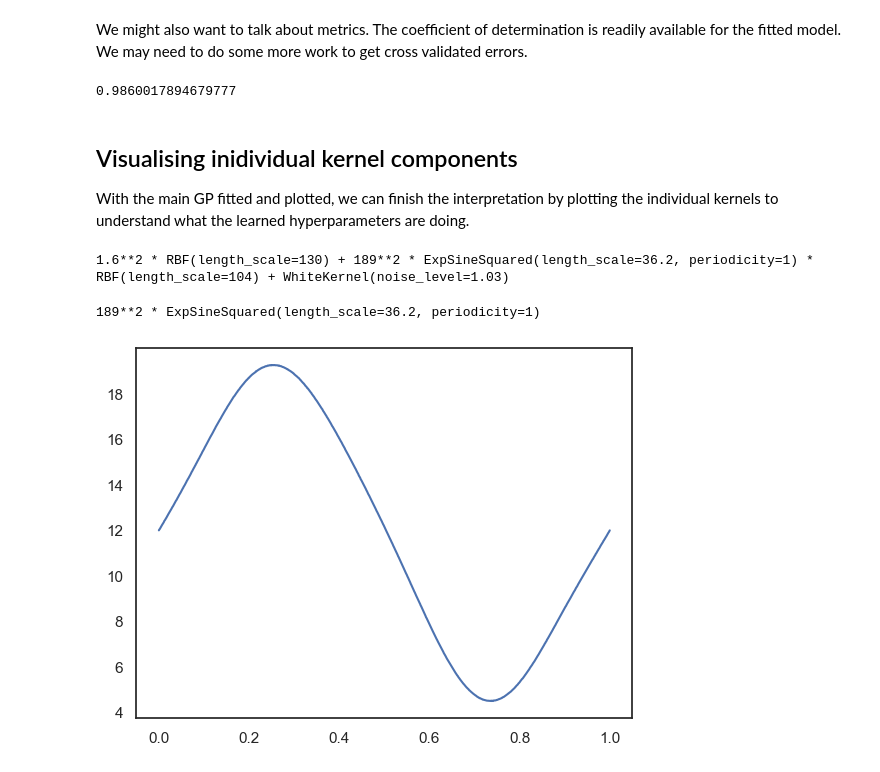
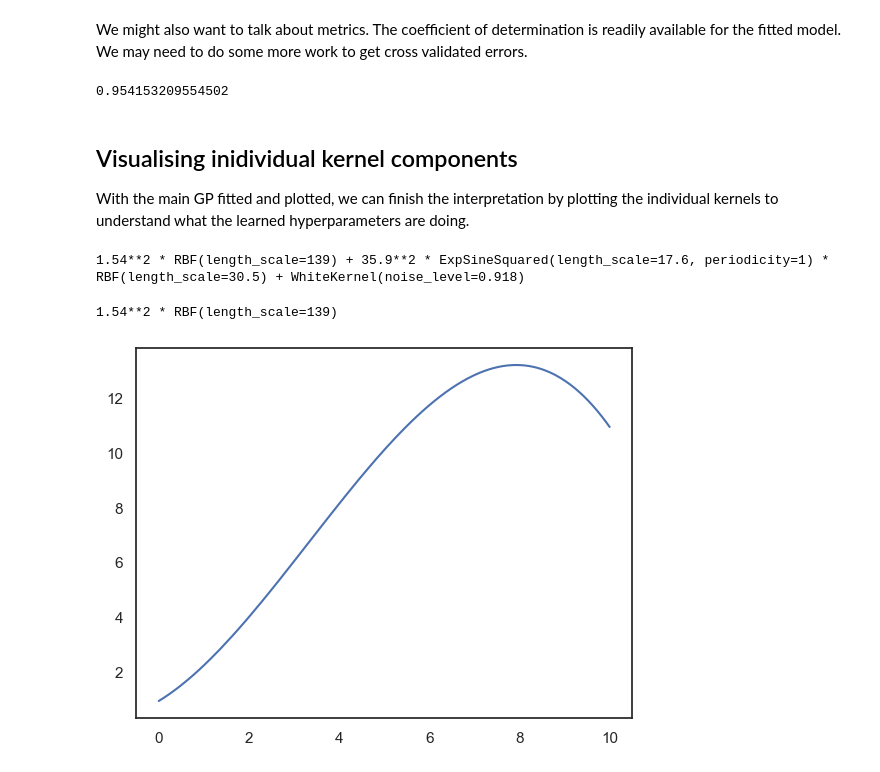
Before and after one commit to EthanGTJones/STAT3008-Group-Project, a Jupyter notebook: artificial_data.ipynb, the cells around one changed output. Saved outputs shown, nothing was run; the diff lists cells and outputs as text; code cells hidden in the pictures.

```diff
--- a/artificial_data.ipynb
+++ b/artificial_data.ipynb
@@ -26,7 +26,7 @@ We want to generate some artificial data that mimics the general behaviour we'd
 # %%
 def generate_dummy_data(
         start: float, end: float, n: int,
-        slope: float = 3.0, amp: float = 8.0, freq: float = 2 * np.pi, noise_var: float = 1.0,
+        slope: float = 2.0, amp: float = 3.0, freq: float = 2 * np.pi, noise_var: float = 1.0,
         add_noise: bool = True
     ) -> tuple[ndarray, ndarray]:
     """Generate some dummy time-series data. This fake time-series contains just the basic behaviour
@@ -65,8 +65,8 @@ def generate_dummy_data(
     Y = trend + seasonality + noise
     return (X, Y)
 # %%
-START, END = 0, 8
-N_POINTS = 300
+START, END = 0, 7
+N_POINTS = 200
 
 X, y = generate_dummy_data(START, END, N_POINTS)
 y_mean = y.mean()
@@ -99,15 +105,15 @@ $$k(x,x') = k_{RQ} + k_{ESS} + k_{WN}$$
 from sklearn.gaussian_process import GaussianProcessRegressor
 from sklearn.gaussian_process.kernels import RBF, RationalQuadratic, ExpSineSquared, WhiteKernel, ConstantKernel
 
-kernel_lin = ConstantKernel(1.0) * RBF(8)
-kernel_per = ConstantKernel(1.0) * ExpSineSquared(length_scale=1, periodicity=1, periodicity_bounds="fixed") * RBF(8)
+kernel_lin = ConstantKernel(1.0) * RBF(7)
+kernel_per = ConstantKernel(1.0) * ExpSineSquared(length_scale=1, periodicity=1, periodicity_bounds="fixed") * RBF(7)
 kernel_noi = WhiteKernel(0.5, noise_level_bounds=(1e-5, 1e2))
 kernel = kernel_lin + kernel_per + kernel_noi
 # %%
 X = X.reshape(-1, 1)
 y = y.reshape(-1, 1)
 
-n_restarts = 5
+n_restarts = 3
 gp = GaussianProcessRegressor(kernel=kernel, n_restarts_optimizer=n_restarts, random_state=RANDOM_SEED)
 # %%
 gp.fit(X, y)
@@ -188,7 +194,7 @@ We might also want to talk about metrics. The coefficient of determination is re
 # %%
 gp.score(X, y)
 # %% [output]
-0.9860017894679777
+0.954153209554502
 # %% [markdown]
 ## Visualising inidividual kernel components
 
@@ -196,19 +202,19 @@ With the main GP fitted and plotted, we can finish the interpretation by plottin
 # %%
 gp.kernel_
 # %% [output]
-1.6**2 * RBF(length_scale=130) + 189**2 * ExpSineSquared(length_scale=36.2, periodicity=1) * RBF(length_scale=104) + WhiteKernel(noise_level=1.03)
+1.54**2 * RBF(length_scale=139) + 35.9**2 * ExpSineSquared(length_scale=17.6, periodicity=1) * RBF(length_scale=30.5) + WhiteKernel(noise_level=0.918)
 # %%
-print(gp.kernel_.k1.k2.k1)
+print(gp.kernel_.k1.k1)
 
-k1 = gp.kernel_.k1.k2.k1
-gp_trend = GaussianProcessRegressor(kernel=k1, alpha=1e-6, optimizer=None)
+k1 = gp.kernel_.k1.k1
+gp_trend = GaussianProcessRegressor(kernel=k1, alpha=1e-10, optimizer=None)
 gp_trend.fit(X, y)
 
-x_k1 = np.linspace(START, 1, 1000)
+x_k1 = np.linspace(START, 10, 1000)
 y_k1 = gp_trend.predict(x_k1.reshape(-1, 1)) + y_mean
 
 sns.lineplot(x=x_k1, y=y_k1)
 plt.show()
 # %% [output]
-189**2 * ExpSineSquared(length_scale=36.2, periodicity=1)
+1.54**2 * RBF(length_scale=139)
-[figure, old version]
+[figure, new version]
```
Also changed, not shown: parts of 6 cells of this notebook.
